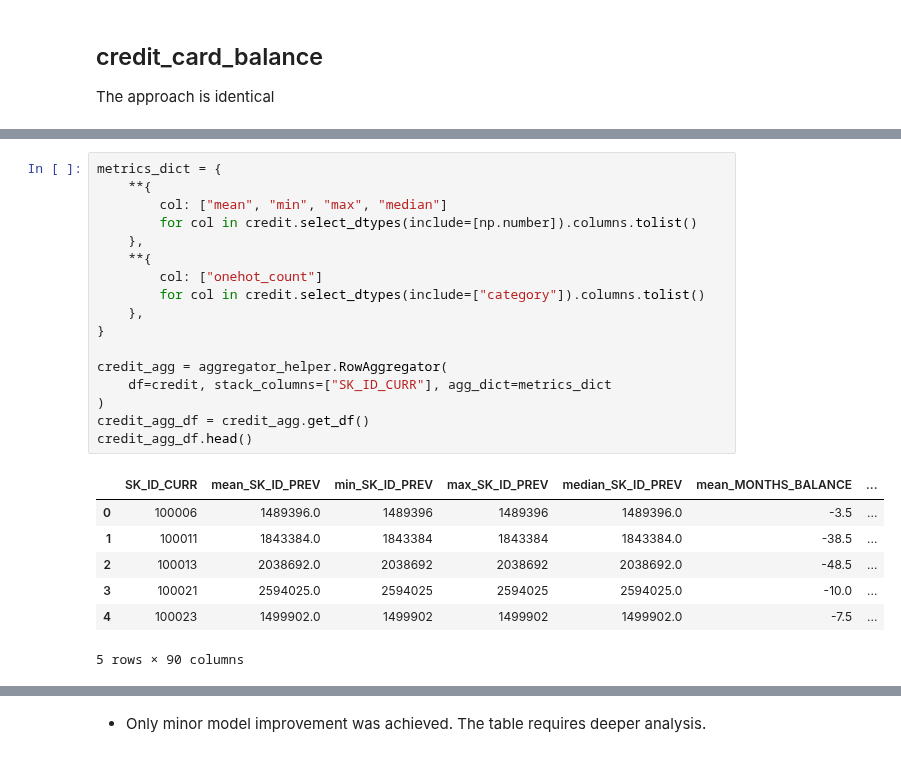
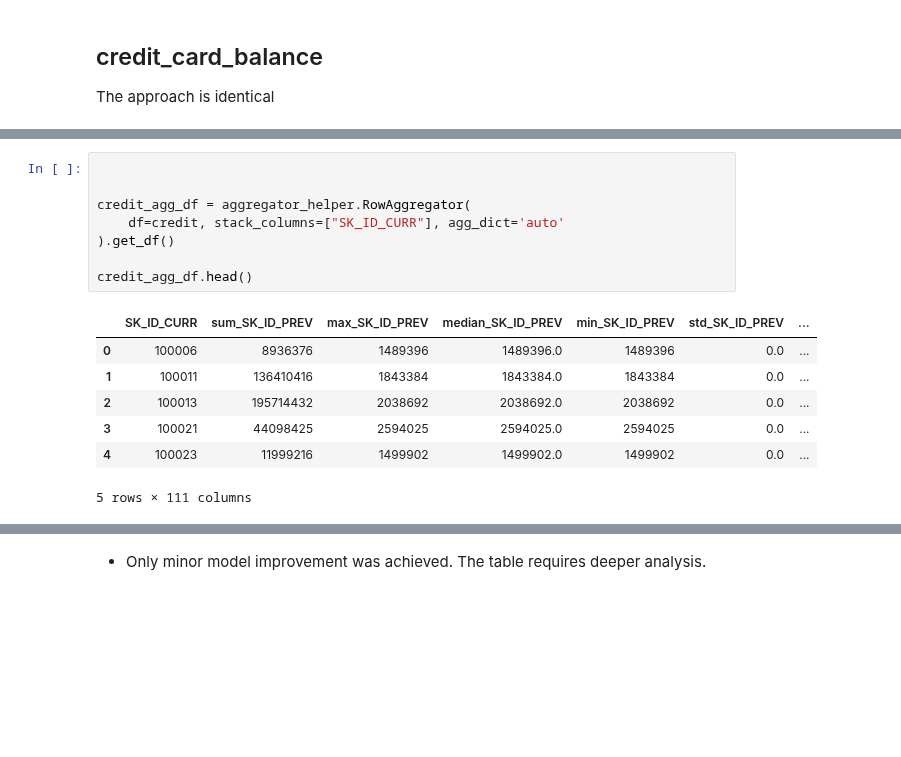
Before and after one commit to Sauciu1/defaulting-risk, a Jupyter notebook: notebooks/nb7_previous_applications.ipynb, the cells around one changed output, grey strips where cells are left out. Drawn from its saved outputs; the diff is of its cells as text; blank space fills up the shorter version.

```diff
--- a/notebooks/nb7_previous_applications.ipynb
+++ b/notebooks/nb7_previous_applications.ipynb
@@ -375,30 +337,21 @@ Unexpected columns: ['SK_ID_CURR', 'SK_ID_PREV']
 | 4 | 1891521 | 126868 | -1 | 453919.455 | 450000 | 0.0 | ... |
 5 rows × 23 columns
 # %%
-metrics_dict = {
-    **{
-        col: ["mean", "min", "max", "median"]
-        for col in credit.select_dtypes(include=[np.number]).columns.tolist()
-    },
-    **{
-        col: ["onehot_count"]
-        for col in credit.select_dtypes(include=["category"]).columns.tolist()
-    },
-}
 
-credit_agg = aggregator_helper.RowAggregator(
-    df=credit, stack_columns=["SK_ID_CURR"], agg_dict=metrics_dict
-)
-credit_agg_df = credit_agg.get_df()
+
+credit_agg_df = aggregator_helper.RowAggregator(
+    df=credit, stack_columns=["SK_ID_CURR"], agg_dict='auto'
+).get_df()
+
 credit_agg_df.head()
 # %% [output]
-|  | SK_ID_CURR | mean_SK_ID_PREV | min_SK_ID_PREV | max_SK_ID_PREV | median_SK_ID_PREV | mean_MONTHS_BALANCE | ... |
-| 0 | 100006 | 1489396.0 | 1489396 | 1489396 | 1489396.0 | -3.5 | ... |
-| 1 | 100011 | 1843384.0 | 1843384 | 1843384 | 1843384.0 | -38.5 | ... |
-| 2 | 100013 | 2038692.0 | 2038692 | 2038692 | 2038692.0 | -48.5 | ... |
-| 3 | 100021 | 2594025.0 | 2594025 | 2594025 | 2594025.0 | -10.0 | ... |
-| 4 | 100023 | 1499902.0 | 1499902 | 1499902 | 1499902.0 | -7.5 | ... |
+|  | SK_ID_CURR | sum_SK_ID_PREV | max_SK_ID_PREV | median_SK_ID_PREV | min_SK_ID_PREV | std_SK_ID_PREV | ... |
+| 0 | 100006 | 8936376 | 1489396 | 1489396.0 | 1489396 | 0.0 | ... |
+| 1 | 100011 | 136410416 | 1843384 | 1843384.0 | 1843384 | 0.0 | ... |
+| 2 | 100013 | 195714432 | 2038692 | 2038692.0 | 2038692 | 0.0 | ... |
+| 3 | 100021 | 44098425 | 2594025 | 2594025.0 | 2594025 | 0.0 | ... |
+| 4 | 100023 | 11999216 | 1499902 | 1499902.0 | 1499902 | 0.0 | ... |
-5 rows × 90 columns
+5 rows × 111 columns
 # %%
 X_train = X_train.merge(credit_agg_df, on="SK_ID_CURR", how="left")
 submissions.cv_lgbm(X_train.drop(columns=["SK_ID_CURR"]))
```
Also changed, not shown: parts of 19 cells of this notebook, 10 other files.
